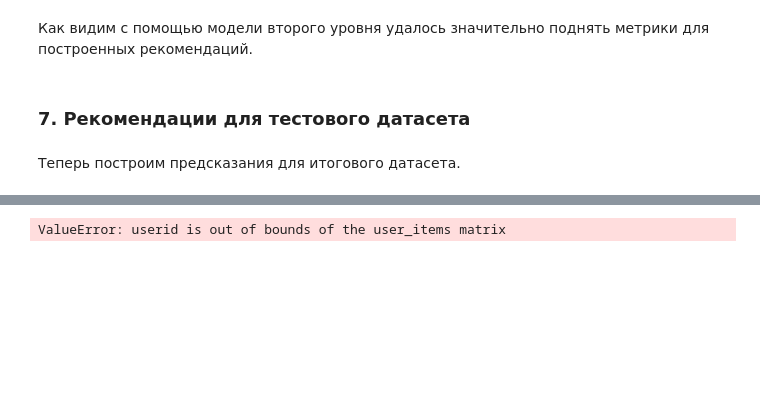
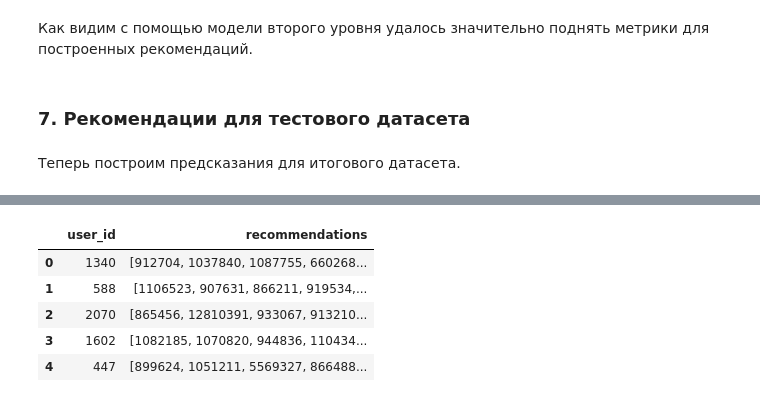
Before and after one commit to ksr19/Recommender_systems, a Jupyter notebook: L8/HW8.ipynb, the cells around one changed output, grey strips where cells are left out. Drawn from its saved outputs; the diff is of its cells as text; code cells hidden in the pictures; blank space fills up the shorter version.

```diff
--- a/L8/HW8.ipynb
+++ b/L8/HW8.ipynb
@@ -670,8 +674,15 @@ data_test.head()
 df_test_candidates = pd.DataFrame(data_test[USER_COL].unique())
 df_test_candidates.columns = [USER_COL]
 
-df_test_candidates['candidates'] = make_recommendations(df_test_candidates,
-                                                         recommender.get_own_recommendations,
-                                                         N_PREDICT=N_PREDICT)
+df_test_candidates['recommendations'] = df_test_candidates[USER_COL].\
+                                        apply(lambda user_id: rerank(user_id, df_ranker_predict))
-# %% [output]
-ValueError: userid is out of bounds of the user_items matrix
+# %%
+df_test_candidates.to_csv('recommendations.csv', index=False)
+df_test_candidates.head()
+# %% [output]
+|  | user_id | recommendations |
+| 0 | 1340 | [912704, 1037840, 1087755, 660268... |
+| 1 | 588 | [1106523, 907631, 866211, 919534,... |
+| 2 | 2070 | [865456, 12810391, 933067, 913210... |
+| 3 | 1602 | [1082185, 1070820, 944836, 110434... |
+| 4 | 447 | [899624, 1051211, 5569327, 866488... |
```
Also changed, not shown: parts of 9 cells of this notebook, 1 other file.
